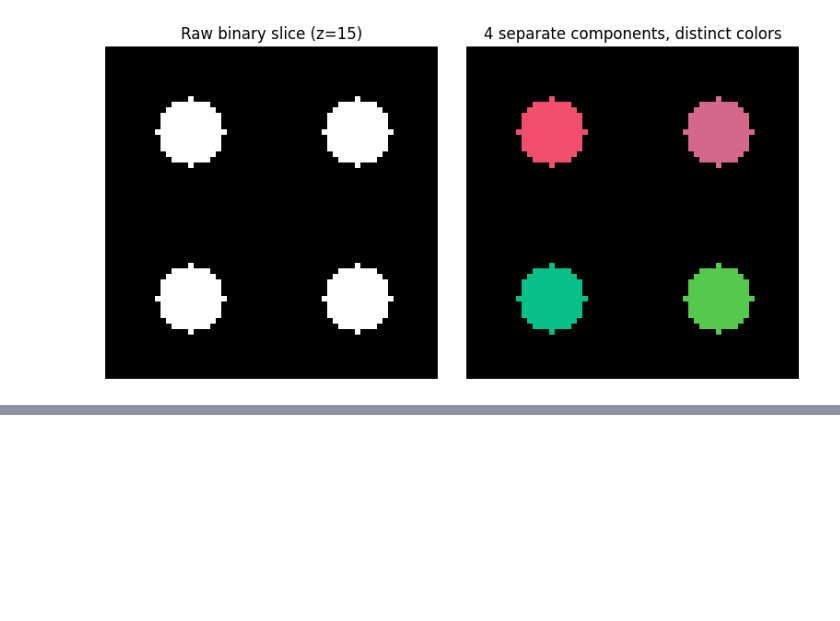
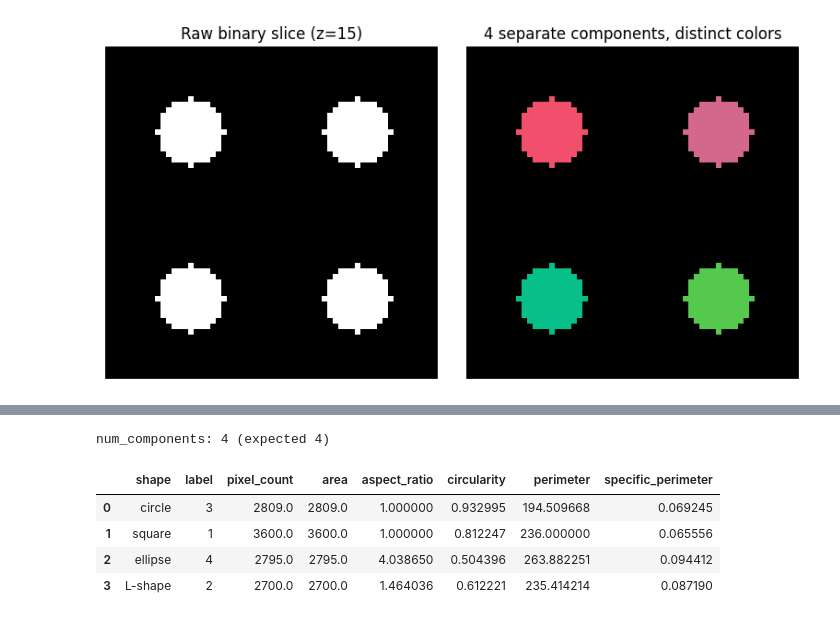
Before and after one commit to hamediut/MicrostructureGUI, a Jupyter notebook: notebooks/test_connected_components.ipynb, the cells around one changed output, grey strips where cells are left out. Drawn from its saved outputs; the diff is of its cells as text; code cells hidden in the pictures; blank space fills up the shorter version.

```diff
--- a/notebooks/test_connected_components.ipynb
+++ b/notebooks/test_connected_components.ipynb
@@ -297,0 +374,35 @@ result['num_components']
+# %%
+from skimage.draw import disk, ellipse
+from src.micro_gui.analysis.connected_components import connected_components_2d
+
+img2d = np.zeros((100, 400), dtype=np.uint8)
+rr, cc = disk((50, 50), 30); img2d[rr, cc] = 1                      # circle
+img2d[20:80, 130:190] = 1                                            # square
+rr, cc = ellipse(50, 260, 15, 60); img2d[rr, cc] = 1                  # elongated ellipse
+img2d[20:80, 340:370] = 1; img2d[50:80, 340:400] = 1                  # L-shape
+
+result_2d = connected_components_2d(img2d, connectivity=8, res=1.0)
+shape_table_2d = compute_shape_measurements(result_2d['labels'], is_3d=False, res=1.0)
+merged_2d = result_2d['table'].merge(shape_table_2d, on='label')
+
+print(f"num_components: {result_2d['num_components']} (expected 4)")
+
+# Label ids are assigned in raster-scan order, not the order the shapes were
+# drawn in - match each label back to the shape we intended by nearest centroid.
+intended_centers = {'circle': (50, 50), 'square': (50, 160), 'ellipse': (50, 260), 'L-shape': (50, 365)}
+region_lookup_2d = {r.label: r for r in regionprops(result_2d['labels'])}
+
+def nearest_shape_name(label):
+    cy, cx = region_lookup_2d[label].centroid
+    return min(intended_centers, key=lambda name: (intended_centers[name][0]-cy)**2 + (intended_centers[name][1]-cx)**2)
+
+merged_2d['shape'] = merged_2d['label'].apply(nearest_shape_name)
+merged_2d = merged_2d.set_index('shape').loc[['circle', 'square', 'ellipse', 'L-shape']].reset_index()
+merged_2d[['shape', 'label', 'pixel_count', 'area', 'aspect_ratio', 'circularity', 'perimeter', 'specific_perimeter']]
+# %% [output]
+num_components: 4 (expected 4)
+|  | shape | label | pixel_count | area | aspect_ratio | circularity | perimeter | specific_perimeter |
+| 0 | circle | 3 | 2809.0 | 2809.0 | 1.000000 | 0.932995 | 194.509668 | 0.069245 |
+| 1 | square | 1 | 3600.0 | 3600.0 | 1.000000 | 0.812247 | 236.000000 | 0.065556 |
+| 2 | ellipse | 4 | 2795.0 | 2795.0 | 4.038650 | 0.504396 | 263.882251 | 0.094412 |
+| 3 | L-shape | 2 | 2700.0 | 2700.0 | 1.464036 | 0.612221 | 235.414214 | 0.087190 |
```
Also changed, not shown: parts of 12 cells of this notebook, 2 other files.
